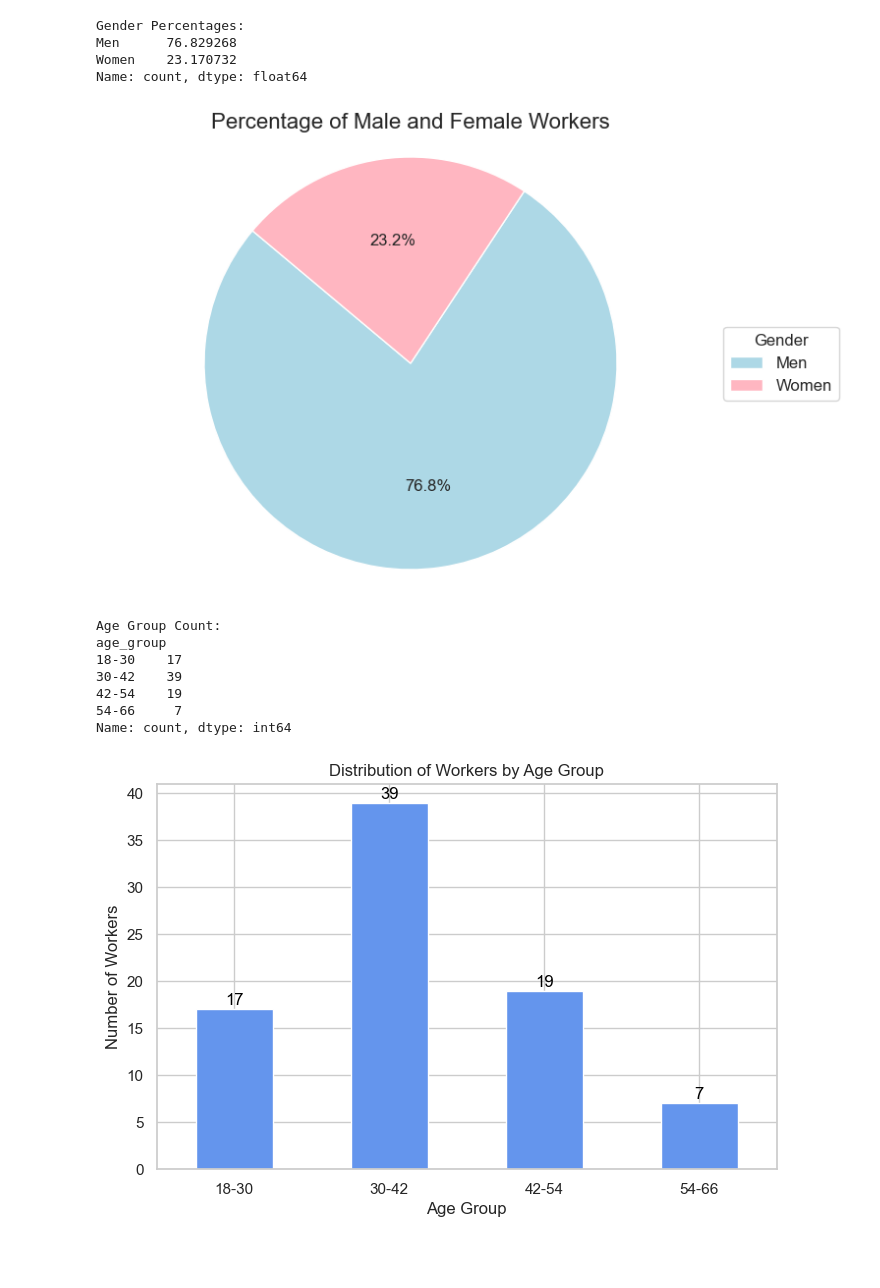
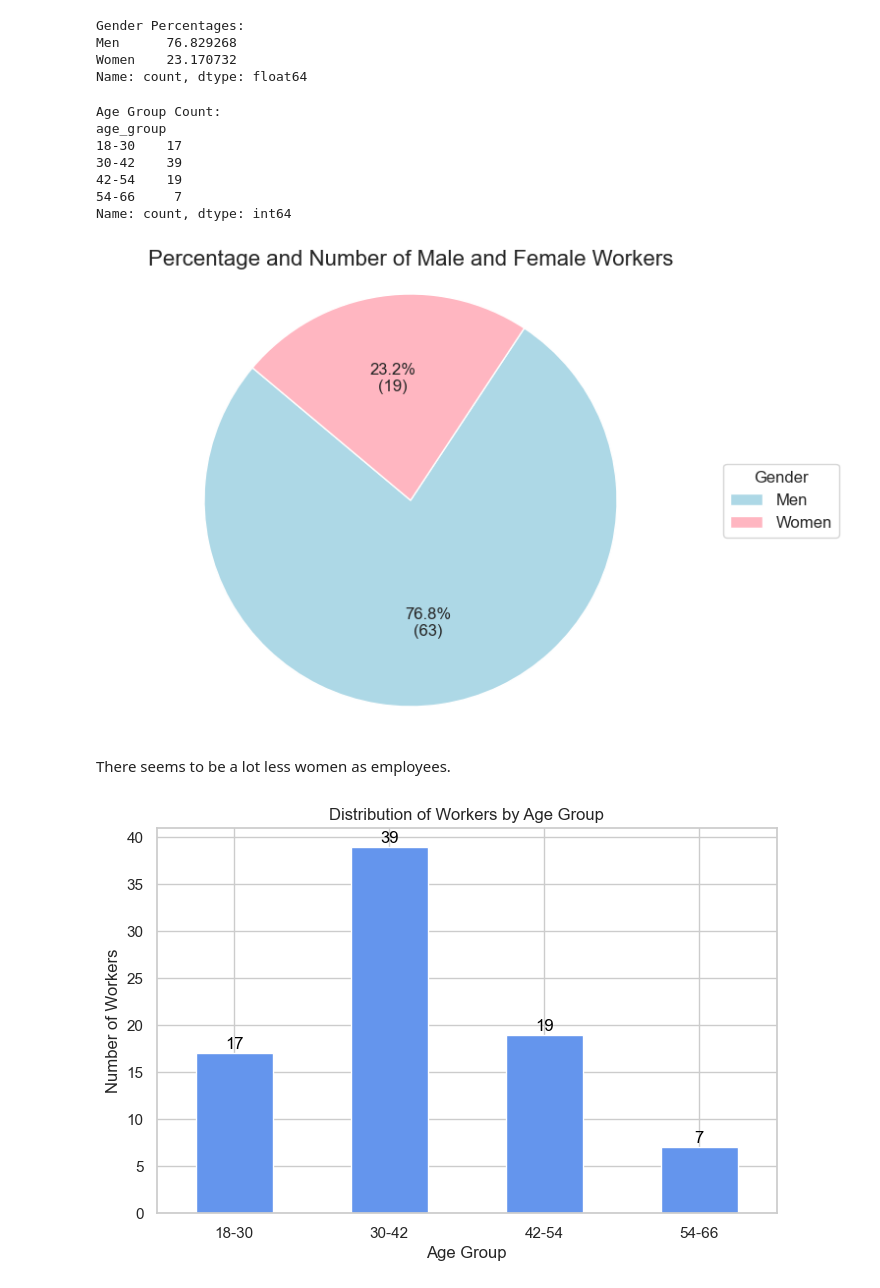
Before and after one commit to jemlau/DataAnalysisProject, a Jupyter notebook: harjoitustyoELLA.ipynb, the cells around one changed output. Saved outputs shown, nothing was run; the diff lists cells and outputs as text; code cells hidden in the pictures; blank space fills up the shorter version.

Commit message:
Age, gender and salary satisfaction

```diff
--- a/harjoitustyoELLA.ipynb
+++ b/harjoitustyoELLA.ipynb
@@ -48,34 +48,6 @@ Gender Percentages:
 Men      76.829268
 Women    23.170732
 Name: count, dtype: float64
-# %%
-# Plotting a pie chart for gender percentages
-plt.figure(figsize=(8, 6))
-
-# Create the pie chart with custom label positions
-wedges, texts, autotexts = plt.pie(gender_percentage,
-                                   labels=None,
-                                   autopct='%1.1f%%',
-                                   startangle=140,
-                                   colors=['lightblue', 'lightpink'])
-
-# Draw the lines connecting the labels to the pie slices
-for i, text in enumerate(texts):
-    text.set_color(wedges[i].get_facecolor())  # Set label color to slice color
-    text.set_fontsize(12)  # Adjust font size for labels
-    # Move labels out
-    text.set_position((text.get_position()[0] * 1.15, text.get_position()[1] * 1.15))
-
-# Add custom labels to the pie chart
-plt.legend(wedges, gender_percentage.index, title="Gender", loc="center left", bbox_to_anchor=(1, 0, 0.5, 1), fontsize=12)
-
-# Set the title
-plt.title('Percentage of Male and Female Workers', fontsize=16)
-plt.axis('equal')  # Equal aspect ratio ensures that pie chart is a circle.
-
-plt.show()
-# %% [output]
-[figure, removed]
 # %%
 # Define age bins and labels for the age ranges
 age_bins = [18, 30, 42, 54, 66]
@@ -98,6 +70,44 @@ age_group
 42-54    19
 54-66     7
 Name: count, dtype: int64
+# %%
+# Plotting a pie chart for gender percentages
+plt.figure(figsize=(8, 6))
+
+# Create the pie chart with custom label positions
+wedges, texts, autotexts = plt.pie(gender_percentage,
+                                   labels=None,
+                                   autopct='%1.1f%%',
+                                   startangle=140,
+                                   colors=['lightblue', 'lightpink'])
+
+# Loop through autotexts to add numerical values to the pie chart
+for i, autotext in enumerate(autotexts):
+    # Get the percentage and add the numerical count
+    percentage_text = autotext.get_text()  # Get percentage text
+    numerical_value = int(gender_count.iloc[i])  # Get numerical value of the gender
+    autotext.set_text(f'{percentage_text}\n({numerical_value})')  # Add numerical value to the text
+    autotext.set_fontsize(12)  # Adjust font size for the percentage and numerical values
+
+# Draw the lines connecting the labels to the pie slices
+for i, text in enumerate(texts):
+    text.set_color(wedges[i].get_facecolor())  # Set label color to slice color
+    text.set_fontsize(12)  # Adjust font size for labels
+    # Move labels out
+    text.set_position((text.get_position()[0] * 1.15, text.get_position()[1] * 1.15))
+
+# Add custom labels to the pie chart
+plt.legend(wedges, gender_percentage.index, title="Gender", loc="center left", bbox_to_anchor=(1, 0, 0.5, 1), fontsize=12)
+
+# Set the title
+plt.title('Percentage and Number of Male and Female Workers', fontsize=16)
+plt.axis('equal')  # Equal aspect ratio ensures that pie chart is a circle.
+
+plt.show()
+# %% [output]
+[figure, added]
+# %% [markdown]
+There seems to be a lot less women as employees.
 # %%
 # Plot the age group distribution
 plt.figure(figsize=(8, 5))
```
Also changed, not shown: parts of 9 cells of this notebook.
